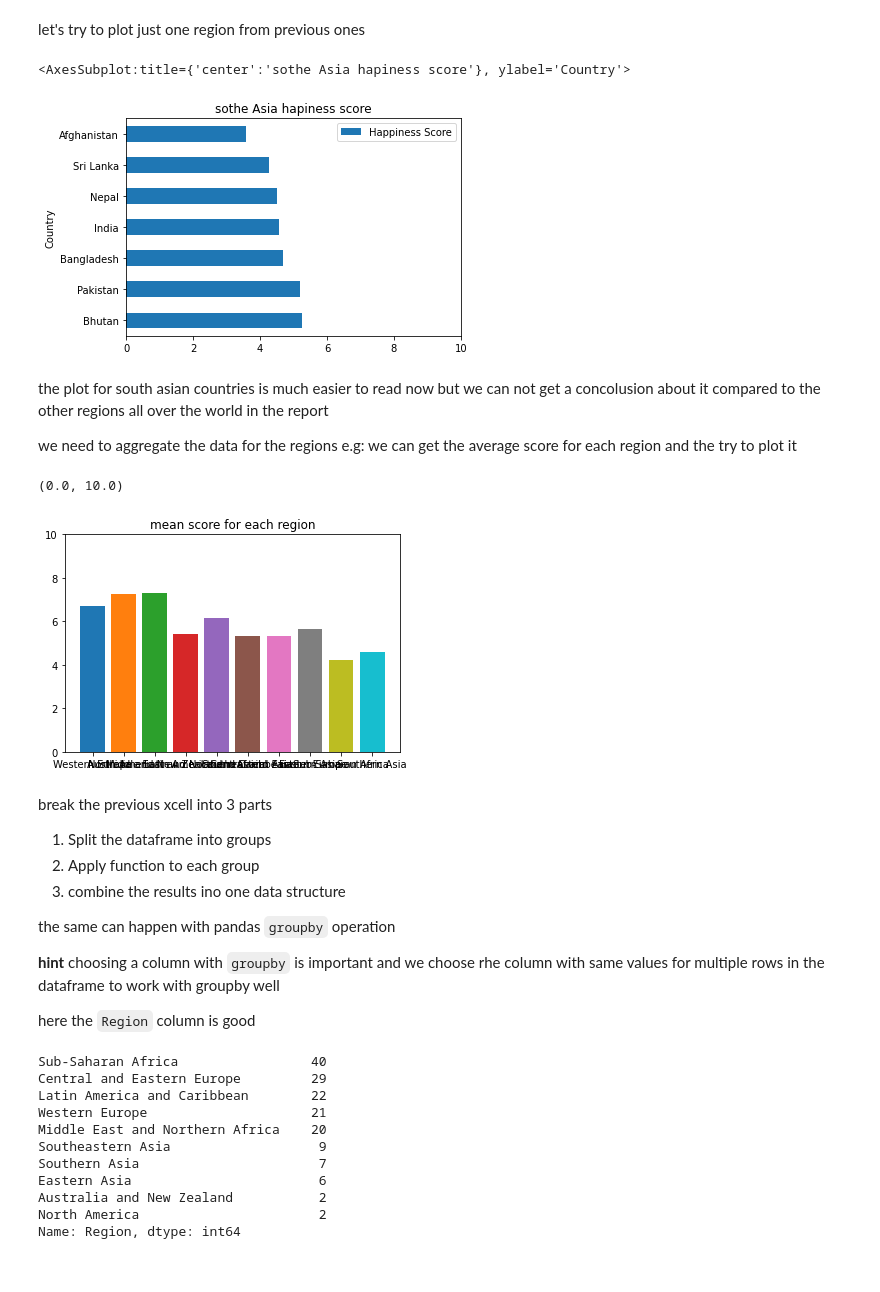
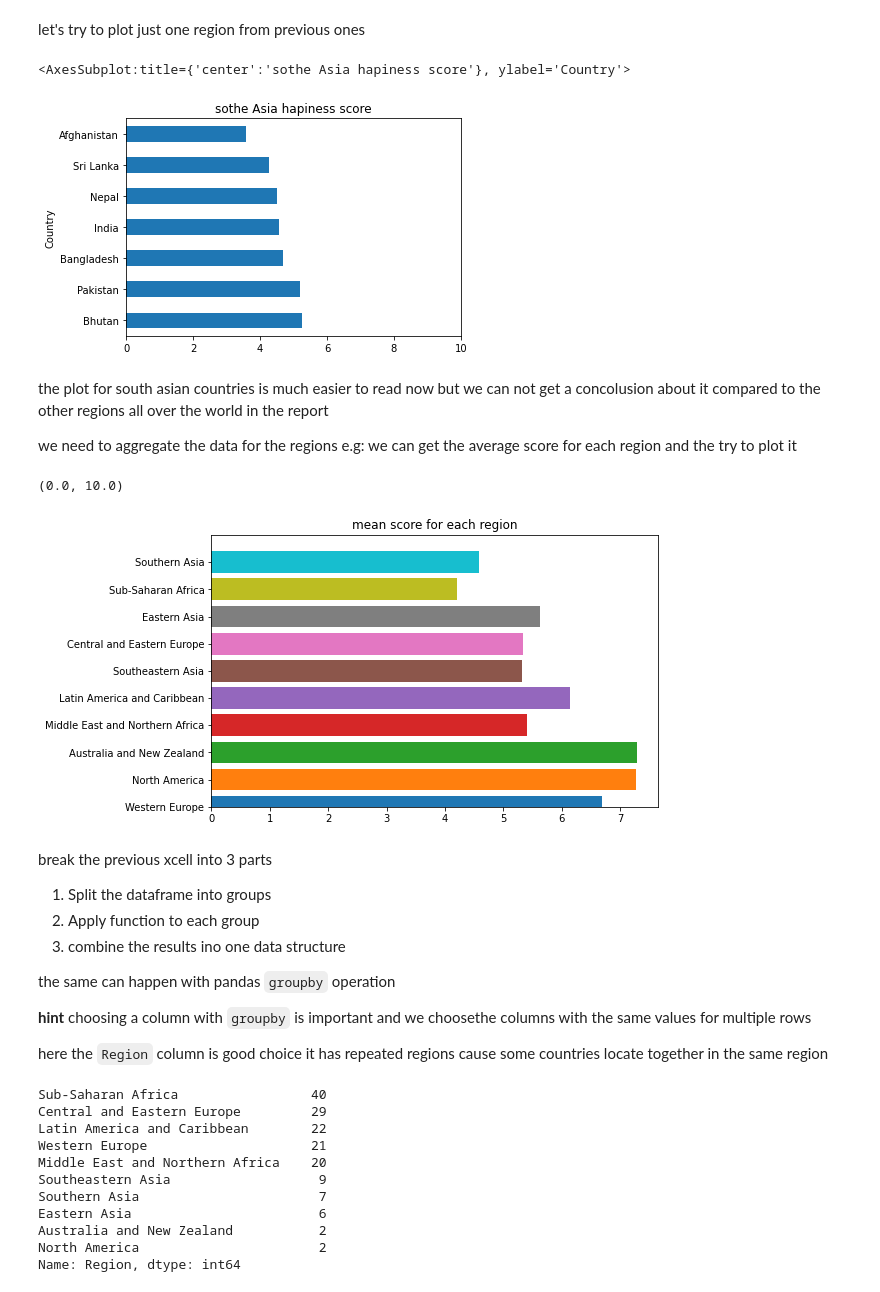
Before and after one commit to EslamHosam/Data-Science-Path, a Jupyter notebook: step 2- Intermediate Python and Pandas/4 - Data cleaning and analysis/Data cleaning and analysis basics.ipynb, the cells around one changed output. Drawn from its saved outputs; the diff is of its cells as text; code cells hidden in the pictures.

```diff
--- a/step 2- Intermediate Python and Pandas/4 - Data cleaning and analysis/Data cleaning and analysis basics.ipynb
+++ b/step 2- Intermediate Python and Pandas/4 - Data cleaning and analysis/Data cleaning and analysis basics.ipynb
@@ -116,10 +114,10 @@ let's try to plot just one region from previous ones
 so_asia = happiness2015[happiness2015["Region"] == "Southern Asia"]
 
 so_asia.plot(x = "Country" , y = "Happiness Score" , kind = "barh" , xlim = (0,10),
-            title = "sothe Asia hapiness score")
+            title = "sothe Asia hapiness score", legend = False)
 # %% [output]
 <AxesSubplot:title={'center':'sothe Asia hapiness score'}, ylabel='Country'>
-[figure, old version]
+[figure, new version]
 # %% [markdown]
 the  plot for south asian countries is much easier to read now but we can not get a concolusion about it compared to the other regions all over the world in the report
 
@@ -127,21 +125,24 @@ we need to aggregate the data for the regions e.g: we can get the average score
 # %%
 # try to use for loops with pandas t aggregate the data
 mean_happiness = {}
 regions = happiness2015["Region"].unique()
 
 for r in regions :
     region_countries = happiness2015[happiness2015["Region"] == r]
     mean_score = region_countries["Happiness Score"].mean()
     mean_happiness[r] = mean_score
 
+plt.figure(figsize= (8,5))
+
 for k, v in mean_happiness.items():
-    plt.bar(k ,v)
+    plt.barh(k ,v)
+
 
 plt.title("mean score for each region")
 plt.ylim(0,10)
 # %% [output]
 (0.0, 10.0)
-[figure, old version]
+[figure, new version]
 # %% [markdown]
 break the previous xcell into 3 parts
 1. Split the dataframe into groups
@@ -150,9 +151,9 @@ break the previous xcell into 3 parts
 
 the same can happen with pandas `groupby` operation
 
-**hint** choosing a column with `groupby` is important and we choose rhe column with same values for multiple rows in the dataframe to work with groupby well
+**hint** choosing a column with `groupby` is important and we choosethe columns with the same values for multiple rows
 
-here the `Region` column is good
+here the `Region` column is good choice it has repeated regions cause some countries locate together in the same region
 # %%
 happiness2015["Region"].value_counts()
 # %% [output]
```
Also changed, not shown: parts of 9 cells of this notebook.
